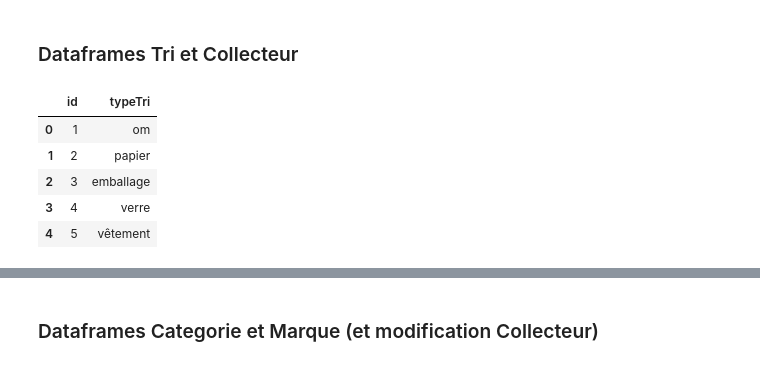
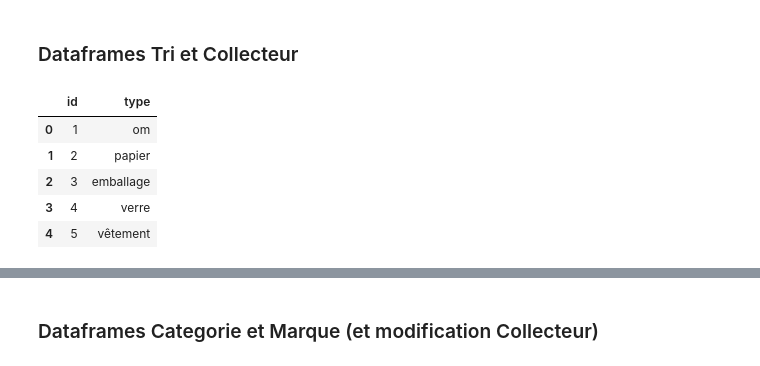
Before and after one commit to antjacquemin/cliiinkv0, a Jupyter notebook: src/DataViz.ipynb, the cells around one changed output, grey strips where cells are left out. Drawn from its saved outputs; the diff is of its cells as text; code cells hidden in the pictures.

```diff
--- a/src/DataViz.ipynb
+++ b/src/DataViz.ipynb
@@ -1414,15 +1415,15 @@ decheterie
 ### Dataframes Tri et Collecteur
 # %%
 dictTri = {
-    "typeTri": ["om", "papier", "emballage", "verre", "vêtement"],
-    "dfTri": dataframes[1:6]
+    "type": ["om", "papier", "emballage", "verre", "vêtement"],
+    "df": dataframes[1:6]
 }
 
-tri = pd.DataFrame(dictTri, columns = ["id", "typeTri"])
+tri = pd.DataFrame(dictTri, columns = ["id", "type"])
 tri["id"] = tri.index + 1 # PK en auto-increment commence à 1
 tri
 # %% [output]
-|  | id | typeTri |
+|  | id | type |
 | 0 | 1 | om |
 | 1 | 2 | papier |
 | 2 | 3 | emballage |
```
Also changed, not shown: parts of 22 cells of this notebook.
